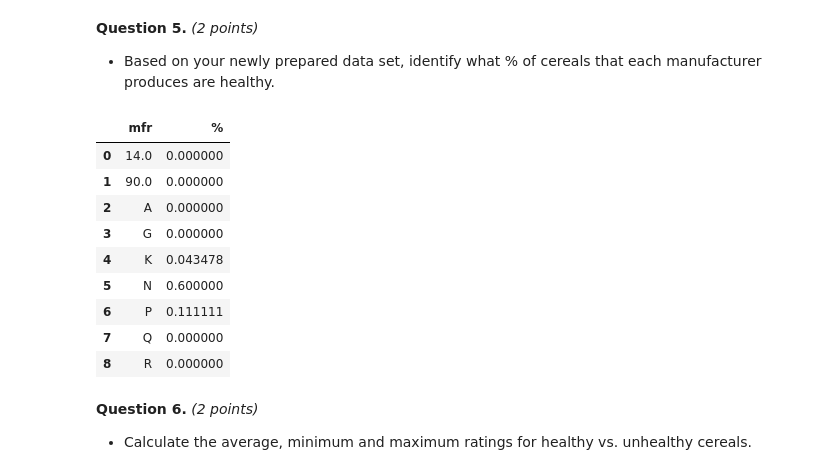
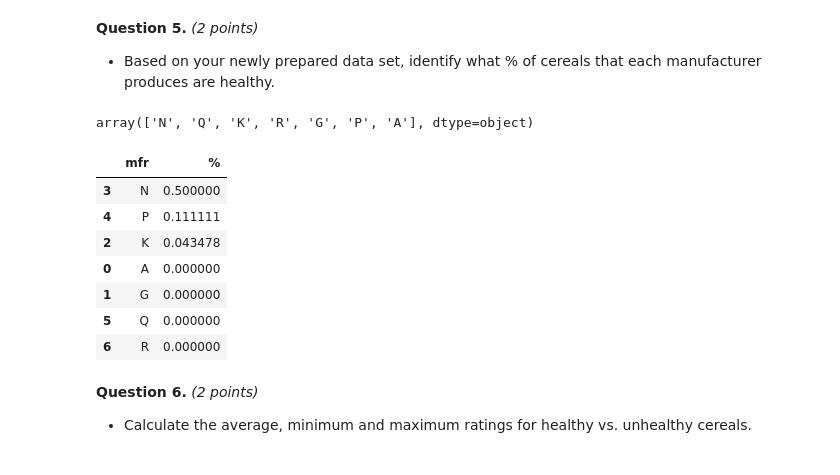
Before and after one commit to acorreal7/AML2103-2, a Jupyter notebook: Assignment 1/AML_DataViz_Assignment1.ipynb, the cells around one changed output. Cells and saved outputs as stored; diff of their text form; code cells hidden in the pictures.

```diff
--- a/Assignment 1/AML_DataViz_Assignment1.ipynb
+++ b/Assignment 1/AML_DataViz_Assignment1.ipynb
@@ -204,14 +222,20 @@ df.head(10)
 **Question 4.**  _(5 points)_
 * Create a new column to categorize cereals as 'healthy' vs. 'unhealthy'. You can define your own version of healthy vs. unhealthy, or you can use the following: healthy cereals can be defined as those which have low calories (<100), low sodium (<150), low sugar (<9) high fiber (>3), and high protein (>2). All other cereals are unhealthy.
 # %%
-max_calories = 100 # 100
-max_sodium = 150 # 150
-max_sugar = 9 # 9
-min_fiber = 3 # 3
-min_protein = 2 # 2
+def categorize_cereals():
+    """
+    This function categorizes dataset rows into 'healthy' vs. 'unhealthy' based on their values.
+    """
+    max_calories = 100 # 100
+    max_sodium = 150 # 150
+    max_sugar = 9 # 9
+    min_fiber = 3 # 3
+    min_protein = 2 # 2
 
-healthy_filter = (df['calories'] < max_calories) & (df['sodium'] < max_sodium) & (df['sugars'] < max_sugar) & (df['fiber'] > min_fiber) & (df['protein'] > min_protein)
-df['is_healthy'] = np.where(healthy_filter, 'healthy', 'unhealthy')
+    filter = (df['calories'] < max_calories) & (df['sodium'] < max_sodium) & (df['sugars'] < max_sugar) & (df['fiber'] > min_fiber) & (df['protein'] > min_protein)
+    df['is_healthy'] = np.where(filter, 'healthy', 'unhealthy')
 
-# Get 3 healthy and 3 unhealthy items (Only for visualization)
-df.groupby(['is_healthy'], group_keys=False).apply(lambda x: x.sample(3))
+    # Get 3 healthy and 3 unhealthy items (Only for visualization)
+    df.groupby(['is_healthy'], group_keys=False).apply(lambda x: x.sample(3))
+
+categorize_cereals()
@@ -226,21 +251,30 @@ df.groupby(['is_healthy'], group_keys=False).apply(lambda x: x.sample(3))
 # %% [markdown]
 **Question 5.** _(2 points)_
 * Based on your newly prepared data set, identify what % of cereals that each manufacturer produces are healthy.
+# %%
+# List the manufacturer
+df['mfr'].unique()
+# %% [output]
+array(['N', 'Q', 'K', 'R', 'G', 'P', 'A'], dtype=object)
 # %%
-def calculate_healthy_percentage_q5(input_df):
-    group = input_df[['mfr', 'is_healthy']].groupby(['mfr'])
-    df = group['is_healthy'].apply(lambda x: (x == 'healthy').sum()) / group['is_healthy'].count()
-    return df.rename('%').reset_index()
-question5_df = calculate_healthy_percentage_q5(df)
-question5_df
+def calculate_healthy_percentage_q5() -> pd.DataFrame:
+    """
+    Calculates the percentage of healthy cereals produced by the manufacturer and returns a
+    new DataFrame with the name of the manufacturer and the percentage sorted in descending order
+    """
+    # Group rows by on Manufacturer and is_healthy
+    group = df[['mfr', 'is_healthy']].groupby(['mfr'])
+    result_df = group['is_healthy'].apply(lambda x: (x == 'healthy').sum()) / group['is_healthy'].count()
+    return result_df.rename('%').reset_index()
+
+question5_df = calculate_healthy_percentage_q5()
+question5_df.sort_values(by='%',ascending=False)
 # %% [output]
 |  | mfr | % |
-| 0 | 14.0 | 0.000000 |
-| 1 | 90.0 | 0.000000 |
-| 2 | A | 0.000000 |
-| 3 | G | 0.000000 |
-| 4 | K | 0.043478 |
-| 5 | N | 0.600000 |
-| 6 | P | 0.111111 |
-| 7 | Q | 0.000000 |
-| 8 | R | 0.000000 |
+| 3 | N | 0.500000 |
+| 4 | P | 0.111111 |
+| 2 | K | 0.043478 |
+| 0 | A | 0.000000 |
+| 1 | G | 0.000000 |
+| 5 | Q | 0.000000 |
+| 6 | R | 0.000000 |
```
Also changed, not shown: parts of 21 cells of this notebook, 3 other files.
